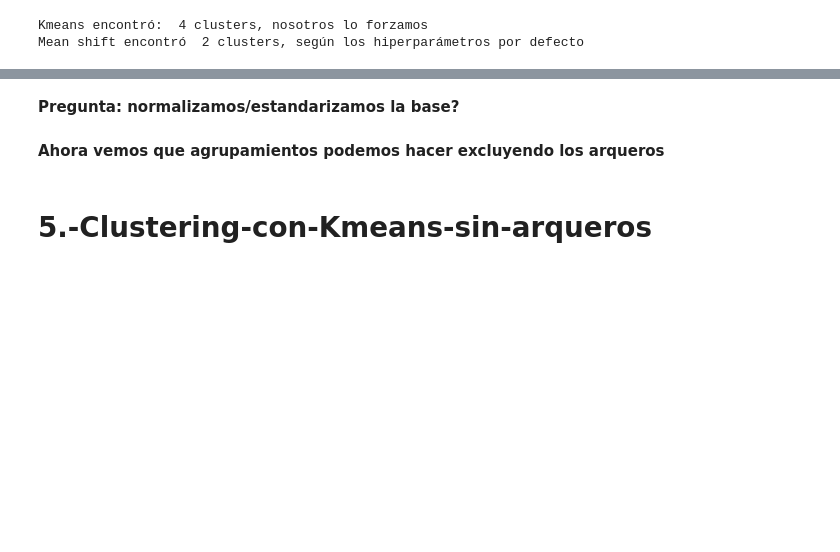
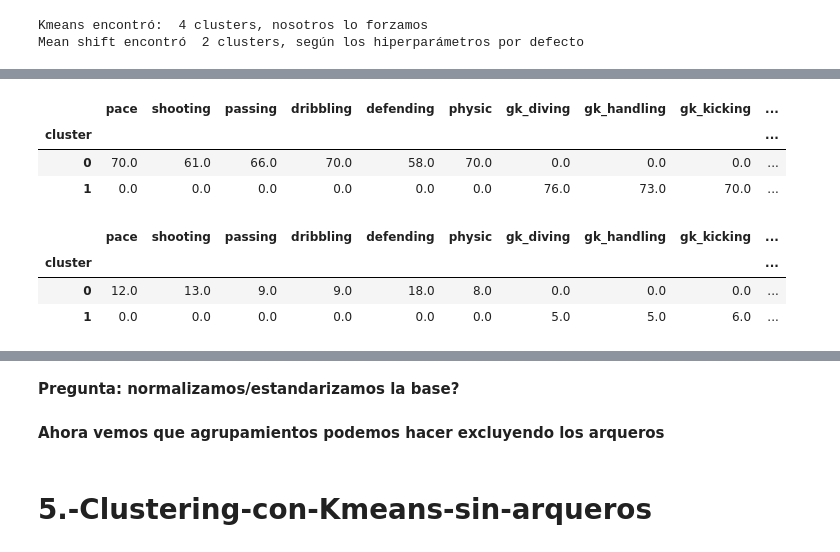
Before and after one commit to mbetteram/AprendizajeNoSupervisado, a Jupyter notebook: ntb_clustering_2_fifa2020_Edit.ipynb, the cells around one changed output, grey strips where cells are left out. Cells and saved outputs as stored; diff of their text form; code cells hidden in the pictures; blank space fills up the shorter version.

```diff
--- a/ntb_clustering_2_fifa2020_Edit.ipynb
+++ b/ntb_clustering_2_fifa2020_Edit.ipynb
@@ -504,0 +503,10 @@ Mean shift encontró  2 clusters, según los hiperparámetros por defecto
+# %%
+# Cantidad de observaciones por Cluster
+
+y = ms.predict(df_skills)
+classes = set(y)
+cant_classes = [ 0, 0 ]
+
+for element in y:
+    if element in classes:
+        cant_classes[element] += 1
@@ -504,0 +524,4 @@ Mean shift encontró  2 clusters, según los hiperparámetros por defecto
+# %%
+# Creo nuevo df y le agrego la columna cluster
+df_skills_cluster_ms = df_skills.copy()
+df_skills_cluster_ms['cluster'] = y
@@ -504,0 +538,16 @@ Mean shift encontró  2 clusters, según los hiperparámetros por defecto
+# %%
+# Media de cada variable agrupada por cluster
+df_skills_cluster_ms.groupby(['cluster']).mean().round(0)
+# %% [output]
+|  | pace | shooting | passing | dribbling | defending | physic | gk_diving | gk_handling | gk_kicking | ... |
+| cluster |  |  |  |  |  |  |  |  |  | ... |
+| 0 | 70.0 | 61.0 | 66.0 | 70.0 | 58.0 | 70.0 | 0.0 | 0.0 | 0.0 | ... |
+| 1 | 0.0 | 0.0 | 0.0 | 0.0 | 0.0 | 0.0 | 76.0 | 73.0 | 70.0 | ... |
+# %%
+# Desvío estándar de cada variable agrupada por cluster
+df_skills_cluster_ms.groupby(['cluster']).std().round(0)
+# %% [output]
+|  | pace | shooting | passing | dribbling | defending | physic | gk_diving | gk_handling | gk_kicking | ... |
+| cluster |  |  |  |  |  |  |  |  |  | ... |
+| 0 | 12.0 | 13.0 | 9.0 | 9.0 | 18.0 | 8.0 | 0.0 | 0.0 | 0.0 | ... |
+| 1 | 0.0 | 0.0 | 0.0 | 0.0 | 0.0 | 0.0 | 5.0 | 5.0 | 6.0 | ... |
```
Also changed, not shown: parts of 15 cells of this notebook.
